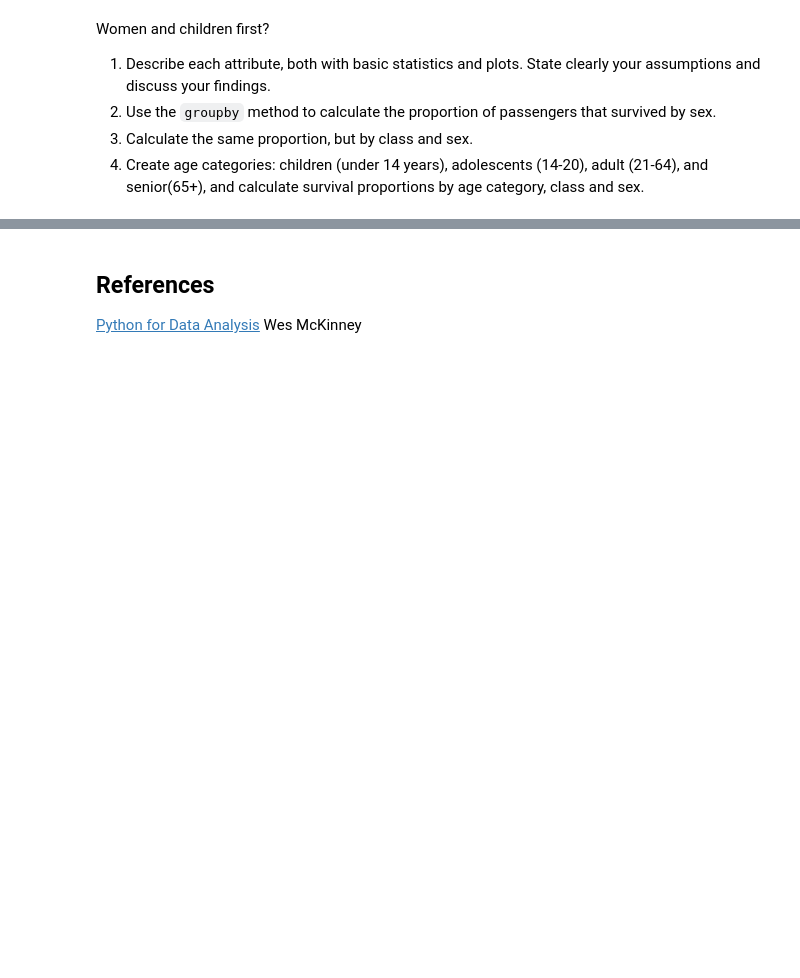
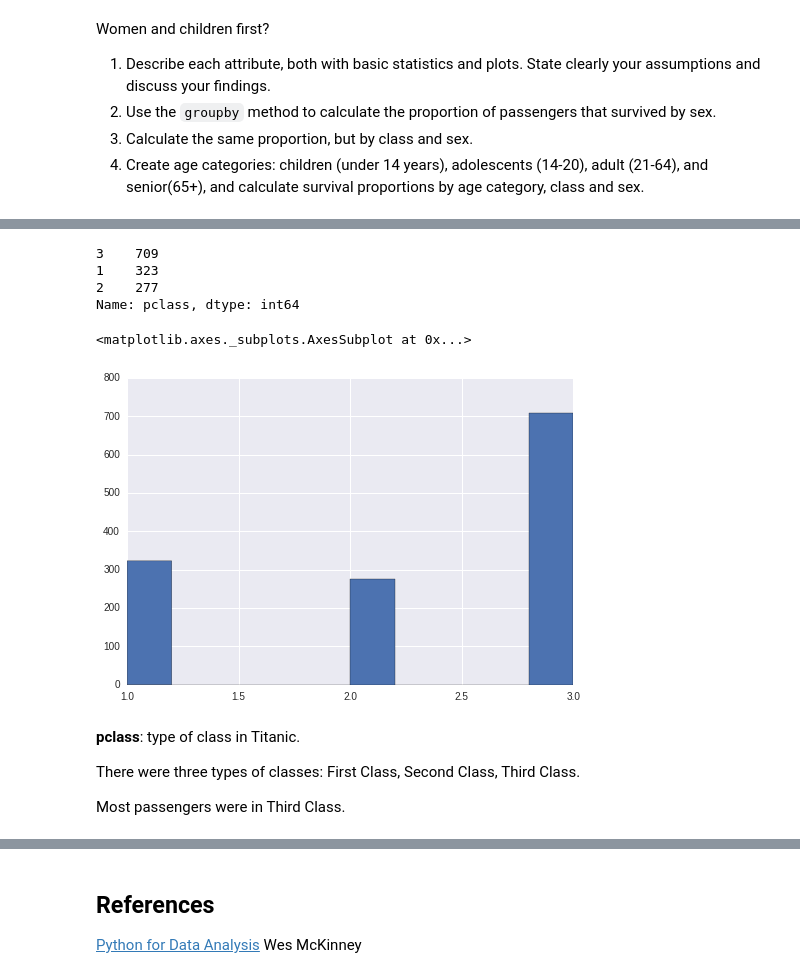
Before and after one commit to BeforeRain/ADA-homework, a Jupyter notebook: 01 - Pandas and Data Wrangling/Data Wrangling with Pandas.ipynb, the cells around one changed output, grey strips where cells are left out. Drawn from its saved outputs; the diff is of its cells as text; code cells hidden in the pictures; blank space fills up the shorter version.

Commit message:
Finish exercises in Data Wrangling notebook

```diff
--- a/01 - Pandas and Data Wrangling/Data Wrangling with Pandas.ipynb
+++ b/01 - Pandas and Data Wrangling/Data Wrangling with Pandas.ipynb
@@ -1703,3 +730,6 @@ Women and children first?
 2. Use the `groupby` method to calculate the proportion of passengers that survived by sex.
 3. Calculate the same proportion, but by class and sex.
 4. Create age categories: children (under 14 years), adolescents (14-20), adult (21-64), and senior(65+), and calculate survival proportions by age category, class and sex.
+# %%
+titanic = pd.read_excel('Data/titanic.xls')
+titanic.head()
@@ -1705,0 +776,18 @@ Women and children first?
+# %%
+titanic.pclass.value_counts()
+# %% [output]
+3    709
+1    323
+2    277
+Name: pclass, dtype: int64
+# %%
+titanic.pclass.hist()
+# %% [output]
+<matplotlib.axes._subplots.AxesSubplot at 0x...>
+[figure, added]
+# %% [markdown]
+**pclass**: type of class in Titanic.
+
+There were three types of classes: First Class, Second Class, Third Class.
+
+Most passengers were in Third Class.
```
Also changed, not shown: parts of 171 cells of this notebook.
